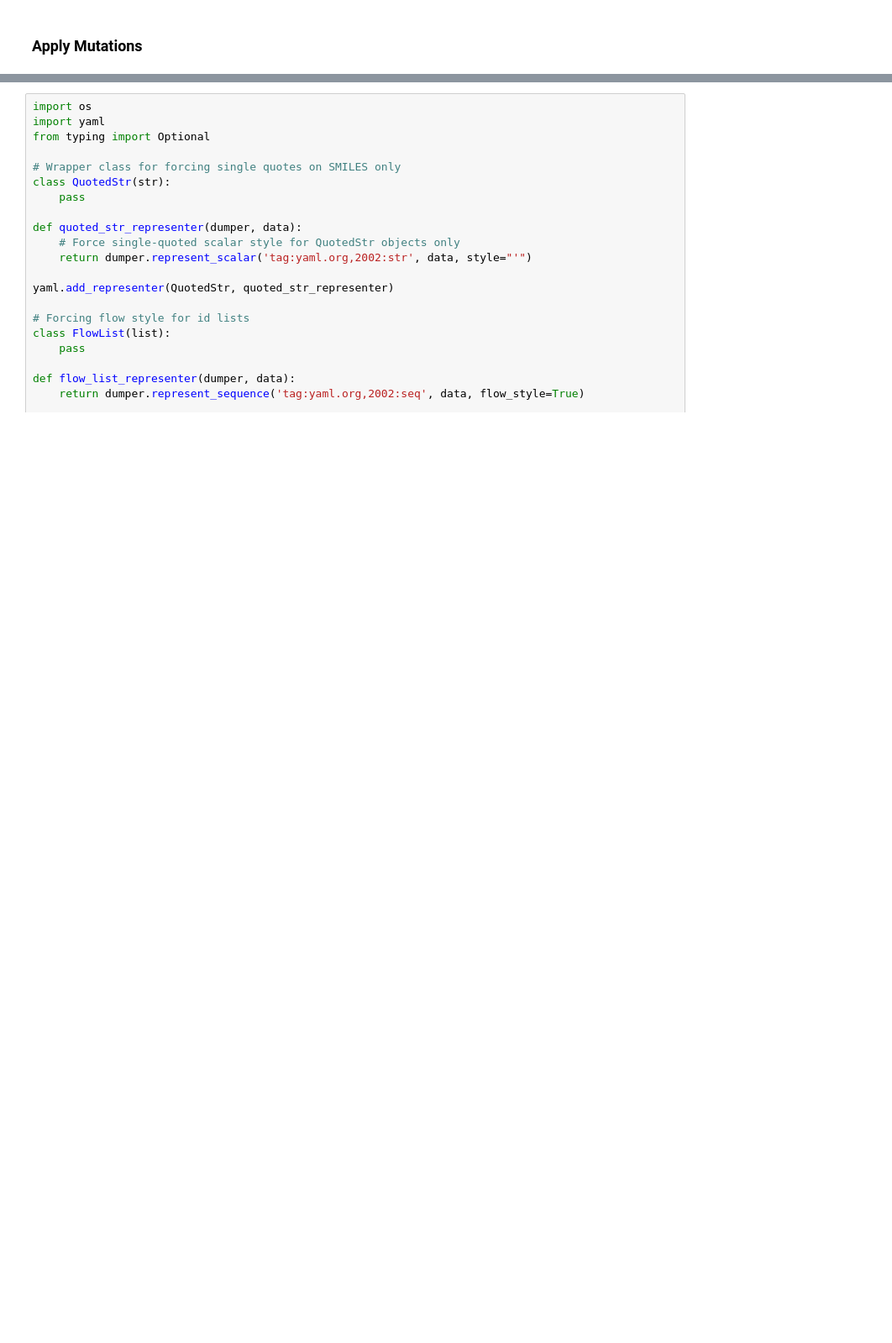
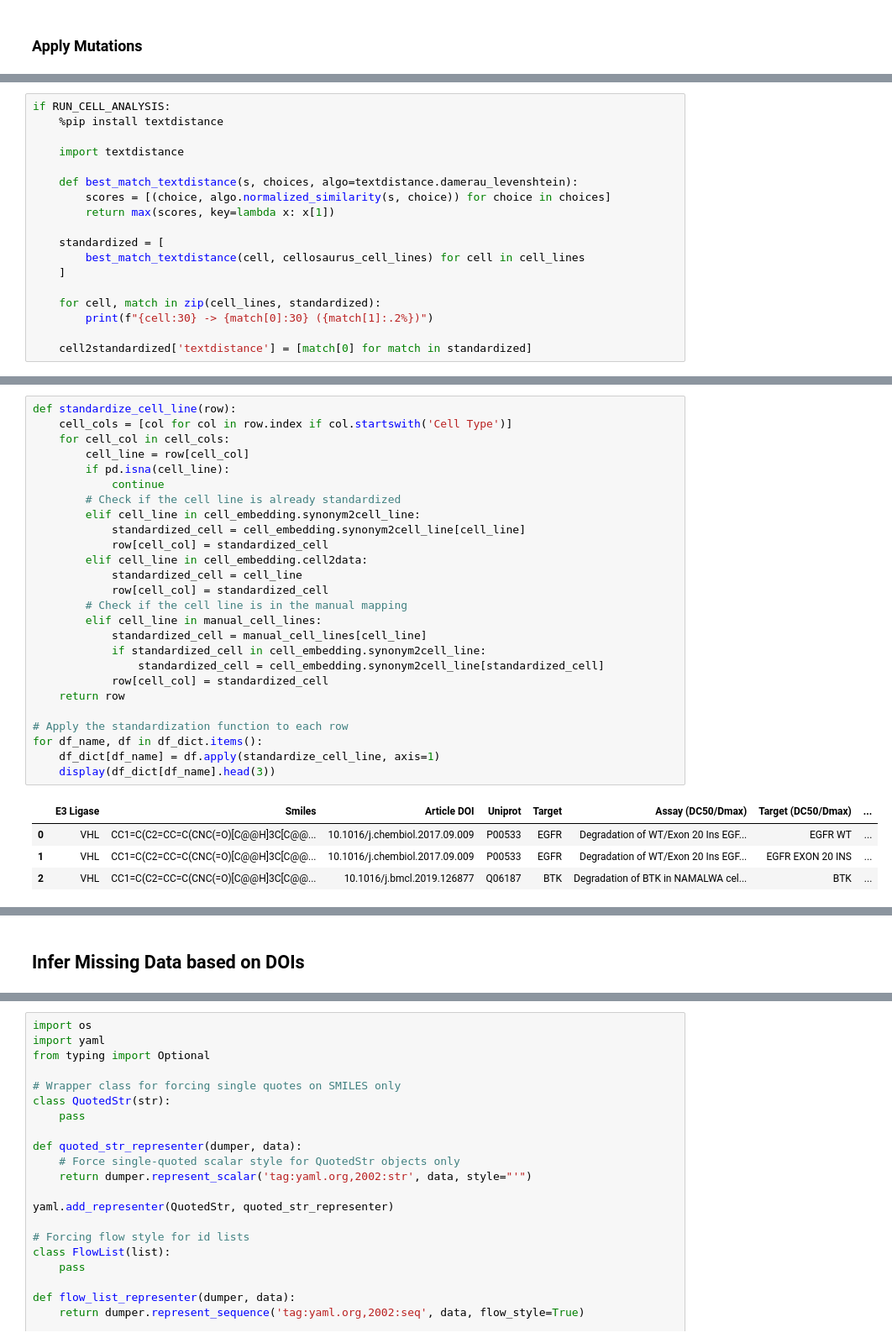
Before and after one commit to ribesstefano/PROTAC-Degradation-Predictor, a Jupyter notebook: notebooks/data_curation.ipynb, the cells around one changed output, grey strips where cells are left out. Shown at 84% size. Cells and saved outputs as stored; diff of their text form; blank space fills up the shorter version.

```diff
--- a/notebooks/data_curation.ipynb
+++ b/notebooks/data_curation.ipynb
@@ -2327,0 +2899,18 @@ Mutated sequence for P00533:  MRPSGTAGAALLALLAALPASRALEEKKVCQGTSNKLTQLGTFEDHFLSL
+# %%
+if RUN_CELL_ANALYSIS:
+    %pip install textdistance
+
+    import textdistance
+
+    def best_match_textdistance(s, choices, algo=textdistance.damerau_levenshtein):
+        scores = [(choice, algo.normalized_similarity(s, choice)) for choice in choices]
+        return max(scores, key=lambda x: x[1])
+
+    standardized = [
+        best_match_textdistance(cell, cellosaurus_cell_lines) for cell in cell_lines
+    ]
+
+    for cell, match in zip(cell_lines, standardized):
+        print(f"{cell:30} -> {match[0]:30} ({match[1]:.2%})")
+
+    cell2standardized['textdistance'] = [match[0] for match in standardized]
@@ -2327,0 +3143,31 @@ Mutated sequence for P00533:  MRPSGTAGAALLALLAALPASRALEEKKVCQGTSNKLTQLGTFEDHFLSL
+# %%
+def standardize_cell_line(row):
+    cell_cols = [col for col in row.index if col.startswith('Cell Type')]
+    for cell_col in cell_cols:
+        cell_line = row[cell_col]
+        if pd.isna(cell_line):
+            continue
+        # Check if the cell line is already standardized
+        elif cell_line in cell_embedding.synonym2cell_line:
+            standardized_cell = cell_embedding.synonym2cell_line[cell_line]
+            row[cell_col] = standardized_cell
+        elif cell_line in cell_embedding.cell2data:
+            standardized_cell = cell_line
+            row[cell_col] = standardized_cell
+        # Check if the cell line is in the manual mapping
+        elif cell_line in manual_cell_lines:
+            standardized_cell = manual_cell_lines[cell_line]
+            if standardized_cell in cell_embedding.synonym2cell_line:
+                standardized_cell = cell_embedding.synonym2cell_line[standardized_cell]
+            row[cell_col] = standardized_cell
+    return row
+
+# Apply the standardization function to each row
+for df_name, df in df_dict.items():
+    df_dict[df_name] = df.apply(standardize_cell_line, axis=1)
+    display(df_dict[df_name].head(3))
+# %% [output]
+|  | E3 Ligase | Smiles | Article DOI | Uniprot | Target | Assay (DC50/Dmax) | Target (DC50/Dmax) | ... |
+| 0 | VHL | CC1=C(C2=CC=C(CNC(=O)[C@@H]3C[C@@... | 10.1016/j.chembiol.2017.09.009 | P00533 | EGFR | Degradation of WT/Exon 20 Ins EGF... | EGFR WT | ... |
+| 1 | VHL | CC1=C(C2=CC=C(CNC(=O)[C@@H]3C[C@@... | 10.1016/j.chembiol.2017.09.009 | P00533 | EGFR | Degradation of WT/Exon 20 Ins EGF... | EGFR EXON 20 INS | ... |
+| 2 | VHL | CC1=C(C2=CC=C(CNC(=O)[C@@H]3C[C@@... | 10.1016/j.bmcl.2019.126877 | Q06187 | BTK | Degradation of BTK in NAMALWA cel... | BTK | ... |
@@ -2327,0 +3186,2 @@ Mutated sequence for P00533:  MRPSGTAGAALLALLAALPASRALEEKKVCQGTSNKLTQLGTFEDHFLSL
+# %% [markdown]
+## Infer Missing Data based on DOIs
```
Also changed, not shown: parts of 142 cells of this notebook, 2 other files.
